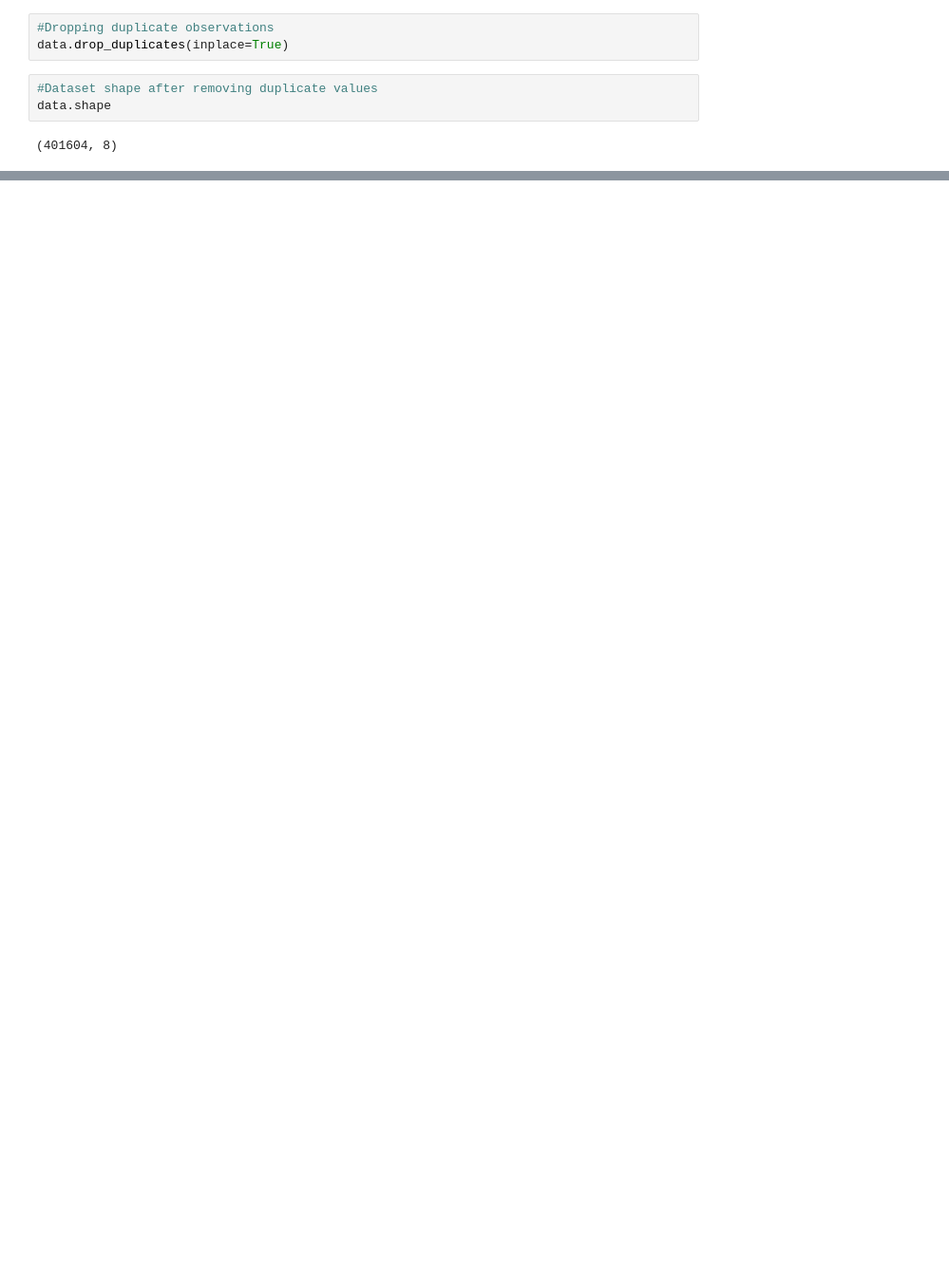
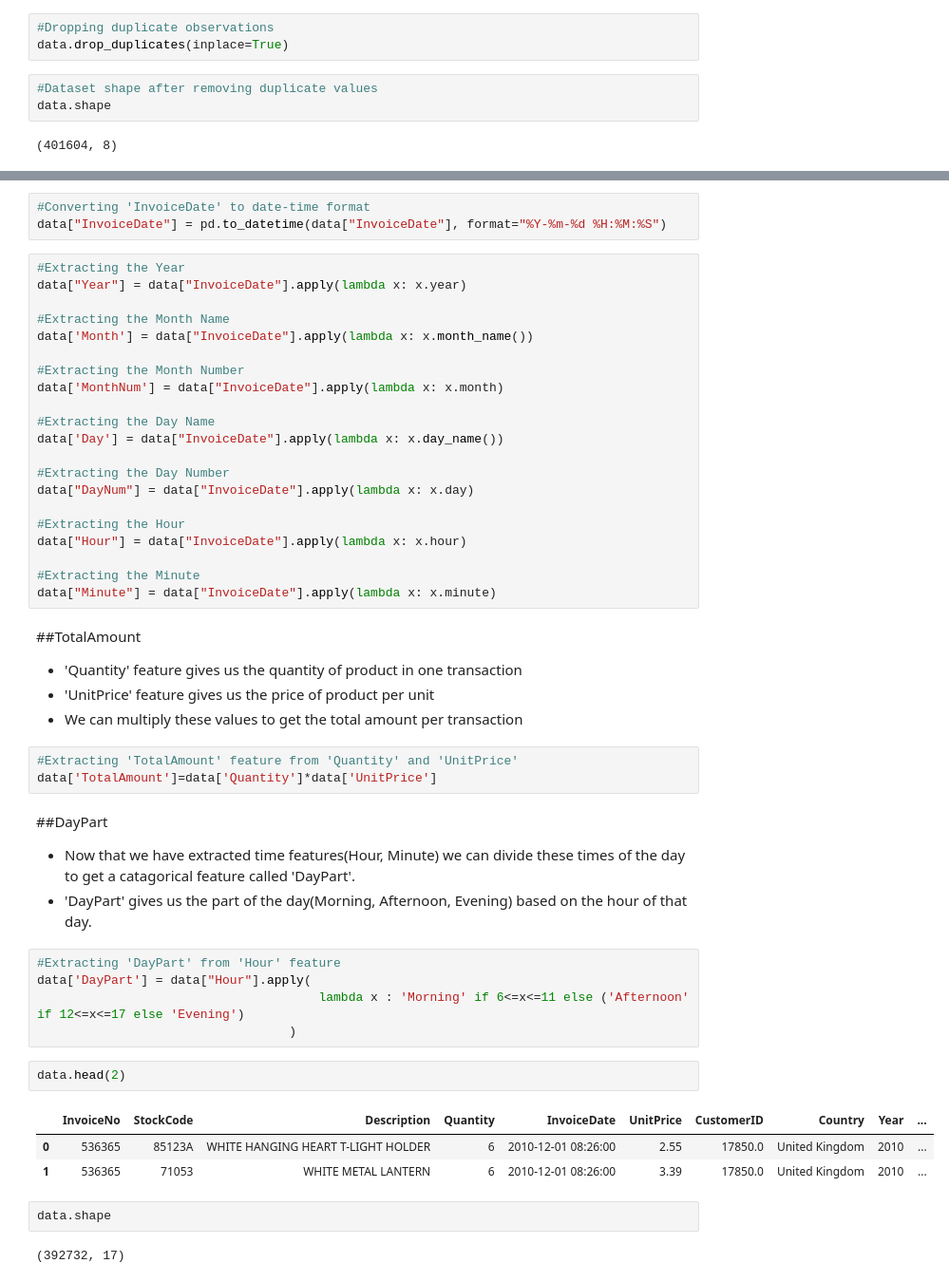
Before and after one commit to shadabsgit/ML-Clustering-Capstone-Project, a Jupyter notebook: Online_Retail_Customer_Segmentation_Capstone_Project.ipynb, the cells around one changed output, grey strips where cells are left out. Shown at 95% size. Saved outputs shown, nothing was run; the diff lists cells and outputs as text; blank space fills up the shorter version.

```diff
--- a/Online_Retail_Customer_Segmentation_Capstone_Project.ipynb
+++ b/Online_Retail_Customer_Segmentation_Capstone_Project.ipynb
@@ -192,0 +226,51 @@ memory usage: 27.6+ MB
+# %%
+#Converting 'InvoiceDate' to date-time format
+data["InvoiceDate"] = pd.to_datetime(data["InvoiceDate"], format="%Y-%m-%d %H:%M:%S")
+# %%
+#Extracting the Year
+data["Year"] = data["InvoiceDate"].apply(lambda x: x.year)
+
+#Extracting the Month Name
+data['Month'] = data["InvoiceDate"].apply(lambda x: x.month_name())
+
+#Extracting the Month Number
+data['MonthNum'] = data["InvoiceDate"].apply(lambda x: x.month)
+
+#Extracting the Day Name
+data['Day'] = data["InvoiceDate"].apply(lambda x: x.day_name())
+
+#Extracting the Day Number
+data["DayNum"] = data["InvoiceDate"].apply(lambda x: x.day)
+
+#Extracting the Hour
+data["Hour"] = data["InvoiceDate"].apply(lambda x: x.hour)
+
+#Extracting the Minute
+data["Minute"] = data["InvoiceDate"].apply(lambda x: x.minute)
+# %% [markdown]
+##TotalAmount
+* 'Quantity' feature gives us the quantity of product in one transaction
+* 'UnitPrice' feature gives us the price of product per unit
+* We can multiply these values to get the total amount per transaction
+# %%
+#Extracting 'TotalAmount' feature from 'Quantity' and 'UnitPrice'
+data['TotalAmount']=data['Quantity']*data['UnitPrice']
+# %% [markdown]
+##DayPart
+* Now that we have extracted time features(Hour, Minute) we can divide these times of the day to get a catagorical feature called 'DayPart'.
+* 'DayPart' gives us the part of the day(Morning, Afternoon, Evening) based on the hour of that day.
+# %%
+#Extracting 'DayPart' from 'Hour' feature
+data['DayPart'] = data["Hour"].apply(
+                                      lambda x : 'Morning' if 6<=x<=11 else ('Afternoon' if 12<=x<=17 else 'Evening')
+                                  )
+# %%
+data.head(2)
+# %% [output]
+|  | InvoiceNo | StockCode | Description | Quantity | InvoiceDate | UnitPrice | CustomerID | Country | Year | ... |
+| 0 | 536365 | 85123A | WHITE HANGING HEART T-LIGHT HOLDER | 6 | 2010-12-01 08:26:00 | 2.55 | 17850.0 | United Kingdom | 2010 | ... |
+| 1 | 536365 | 71053 | WHITE METAL LANTERN | 6 | 2010-12-01 08:26:00 | 3.39 | 17850.0 | United Kingdom | 2010 | ... |
+# %%
+data.shape
+# %% [output]
+(392732, 17)
```
Also changed, not shown: parts of 13 cells of this notebook.
